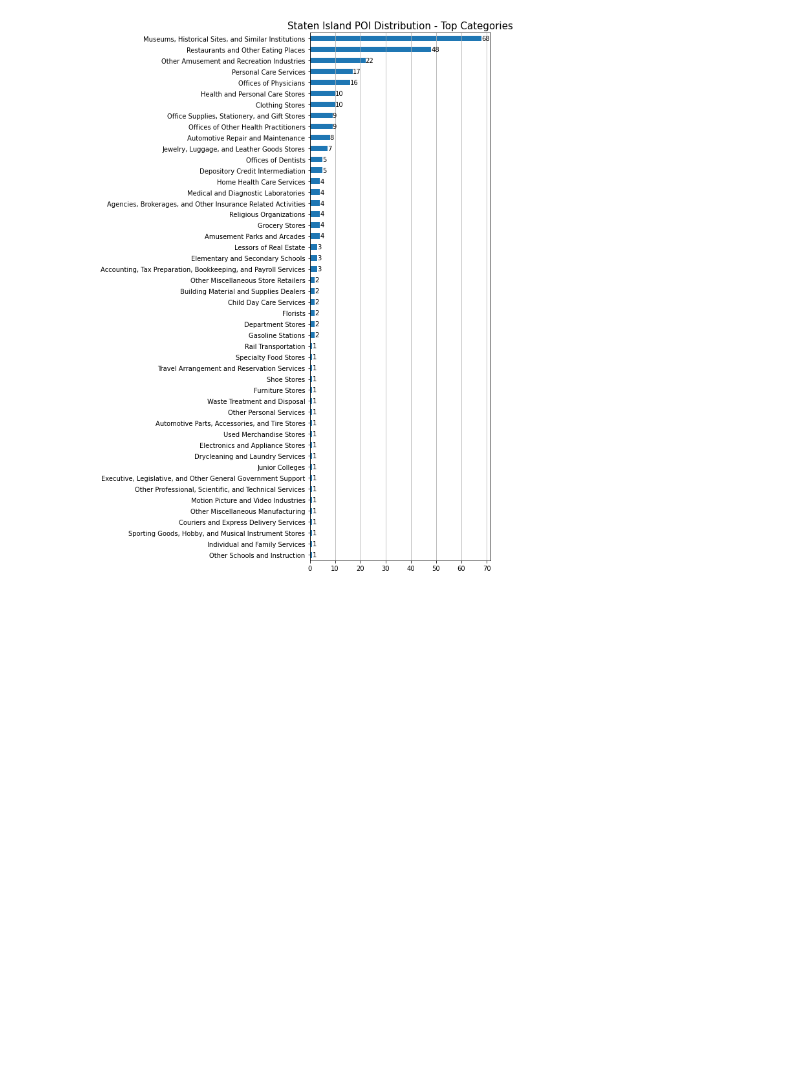
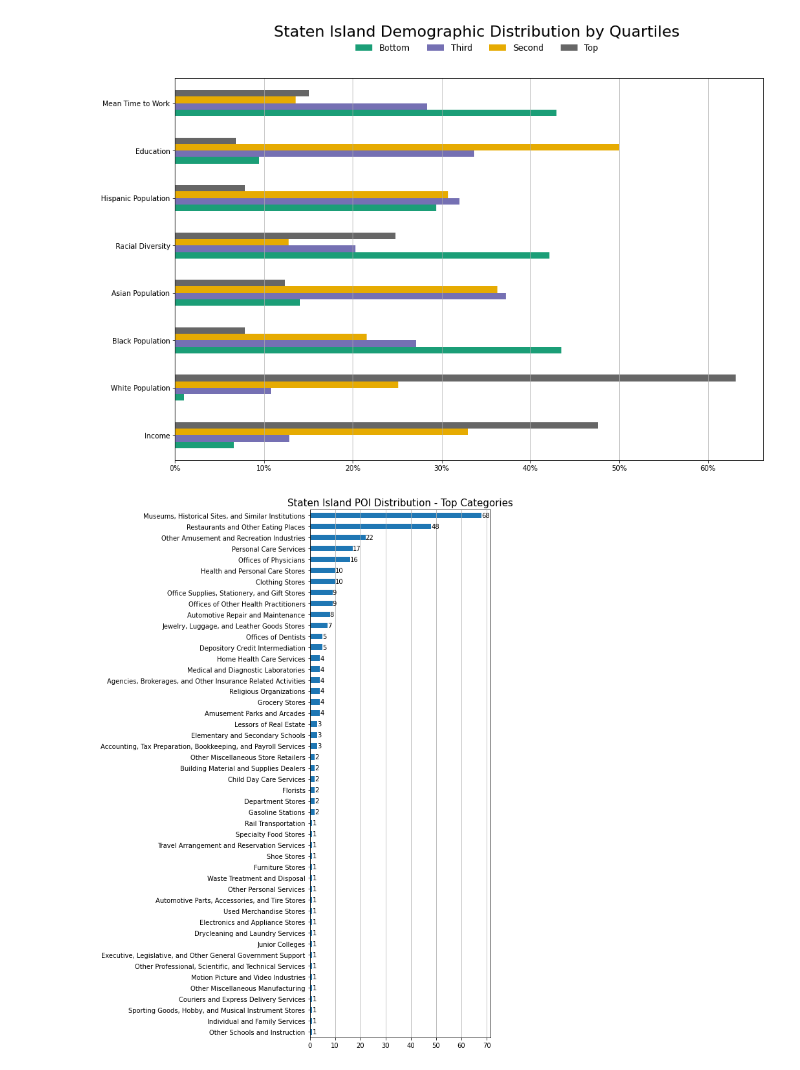
Before and after one commit to hasanalpboz/safegraph-covid19-mobility, a Jupyter notebook: scripts/notebooks/staten-island.ipynb, the cells around one changed output. Saved outputs shown, nothing was run; the diff lists cells and outputs as text; code cells hidden in the pictures; blank space fills up the shorter version.

```diff
--- a/scripts/notebooks/staten-island.ipynb
+++ b/scripts/notebooks/staten-island.ipynb
@@ -63,0 +81,13 @@ merged = gpd.sjoin(gdf, borough_df, how='left', op='within')
+# %%
+def mean_time_to_work(row, cols):
+    '''
+    calculates the mean travel to work time with the help of time categories
+    '''
+    duration = 0
+    w = 0
+    for col in cols:
+        seg = col.split('-')
+        minutes = (int(seg[1]) + int(seg[-1])) / 2
+        duration += row[col]*minutes
+        w += row[col]
+    return duration/w
@@ -64,3 +138,21 @@ merged = gpd.sjoin(gdf, borough_df, how='left', op='within')
+# %%
+fig, ax = plt.subplots(1,1,figsize=(15,10))
+s = census_quartiles[census_quartiles['borough'] == 'Staten Island'][[f'{cn}-quartile' for cn in col_names]]
+s.columns = ['Income', 'White Population', 'Black Population', 'Asian Population', 'Racial Diversity', 'Hispanic Population', 'Education', 'Mean Time to Work']
+s.apply(pd.Series.value_counts, normalize=True).T.plot.barh(ax=ax, legend=None, width=0.55, cmap='Dark2')
+ax.xaxis.set_major_formatter(ticker.FuncFormatter(lambda y, _: f'{y*100:.0f}%'))
+ax.grid(axis='x')
+fig.legend(ncol=4,
+           title='Staten Island Demographic Distribution by Quartiles',
+           title_fontsize=22,
+           fontsize=12,
+           bbox_to_anchor=(0.8, 1),
+           edgecolor='white'
+          )
+
+fig.savefig('staten_island_demo.png', bbox_inches='tight')
+# %% [output]
+[figure, added]
 # %%
 sl_poi = merged[merged['boro_name'] == 'Staten Island']['top_category'].value_counts(normalize=False)[::-1]
 ax = sl_poi.plot.barh(figsize=(5, 15))
```
Also changed, not shown: parts of 3 cells of this notebook, 58 other files.
